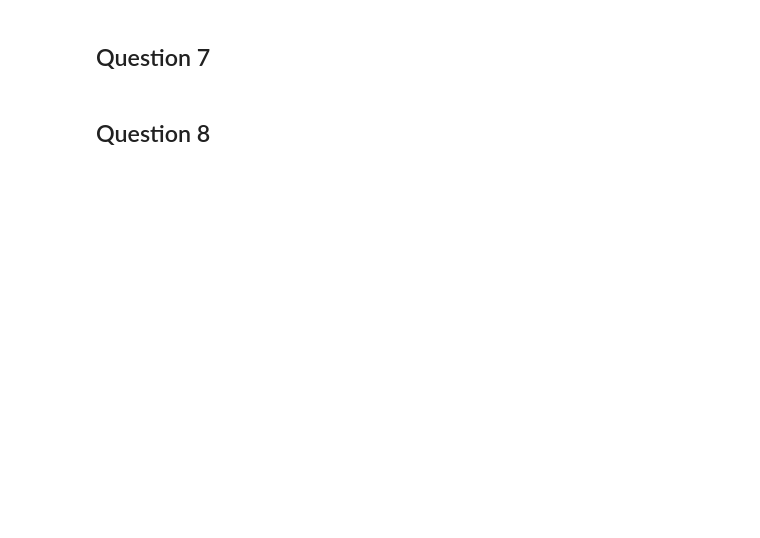
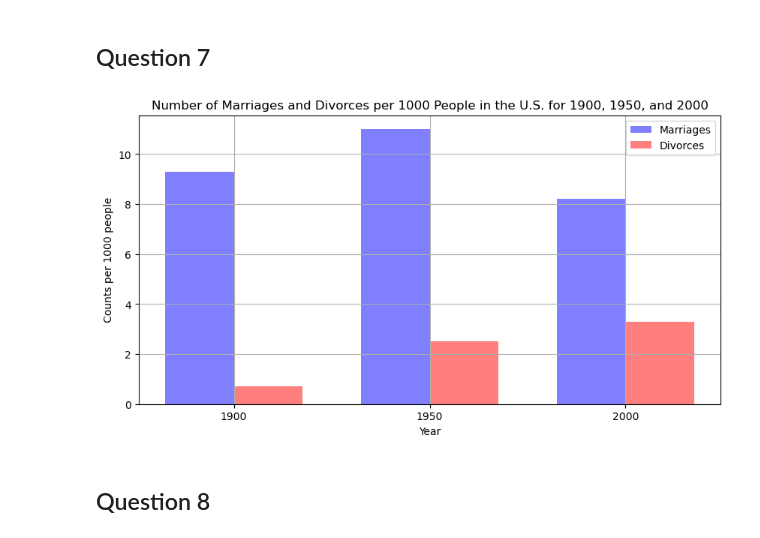
Before and after one commit to pinghaili/Pinghai.Li.BDAT1004PS3, a Jupyter notebook: PS3.ipynb, the cells around one changed output. Saved outputs shown, nothing was run; the diff lists cells and outputs as text; code cells hidden in the pictures; blank space fills up the shorter version.

```diff
--- a/PS3.ipynb
+++ b/PS3.ipynb
@@ -58,4 +295,33 @@ writer         42.222222   57.777778
 # %% [markdown]
 ## Question 7
+# %%
+import pandas as pd
+import matplotlib.pyplot as plt
+
+data_path = './us-marriages-divorces-1867-2014.csv'
+us_data = pd.read_csv(data_path)
+
+years_of_interest = [1900, 1950, 2000]
+filtered_data = us_data[us_data['Year'].isin(years_of_interest)]
+
+positions = range(len(years_of_interest))
+width = 0.35
+
+fig, ax = plt.subplots(figsize=(10, 5))
+
+ax.bar([p - width/2 for p in positions], filtered_data['Marriages_per_1000'], width, alpha=0.5, color='b', label='Marriages')
+ax.bar([p + width/2 for p in positions], filtered_data['Divorces_per_1000'], width, alpha=0.5, color='r', label='Divorces')
+
+ax.set_xlabel('Year')
+ax.set_ylabel('Counts per 1000 people')
+ax.set_title('Number of Marriages and Divorces per 1000 People in the U.S. for 1900, 1950, and 2000')
+ax.set_xticks(positions)
+ax.set_xticklabels(years_of_interest)
+ax.legend()
+ax.grid(True)
+
+plt.show()
+# %% [output]
+[figure, added]
 # %% [markdown]
 ## Question 8
```
Also changed, not shown: parts of 9 cells of this notebook, 5 other files.
